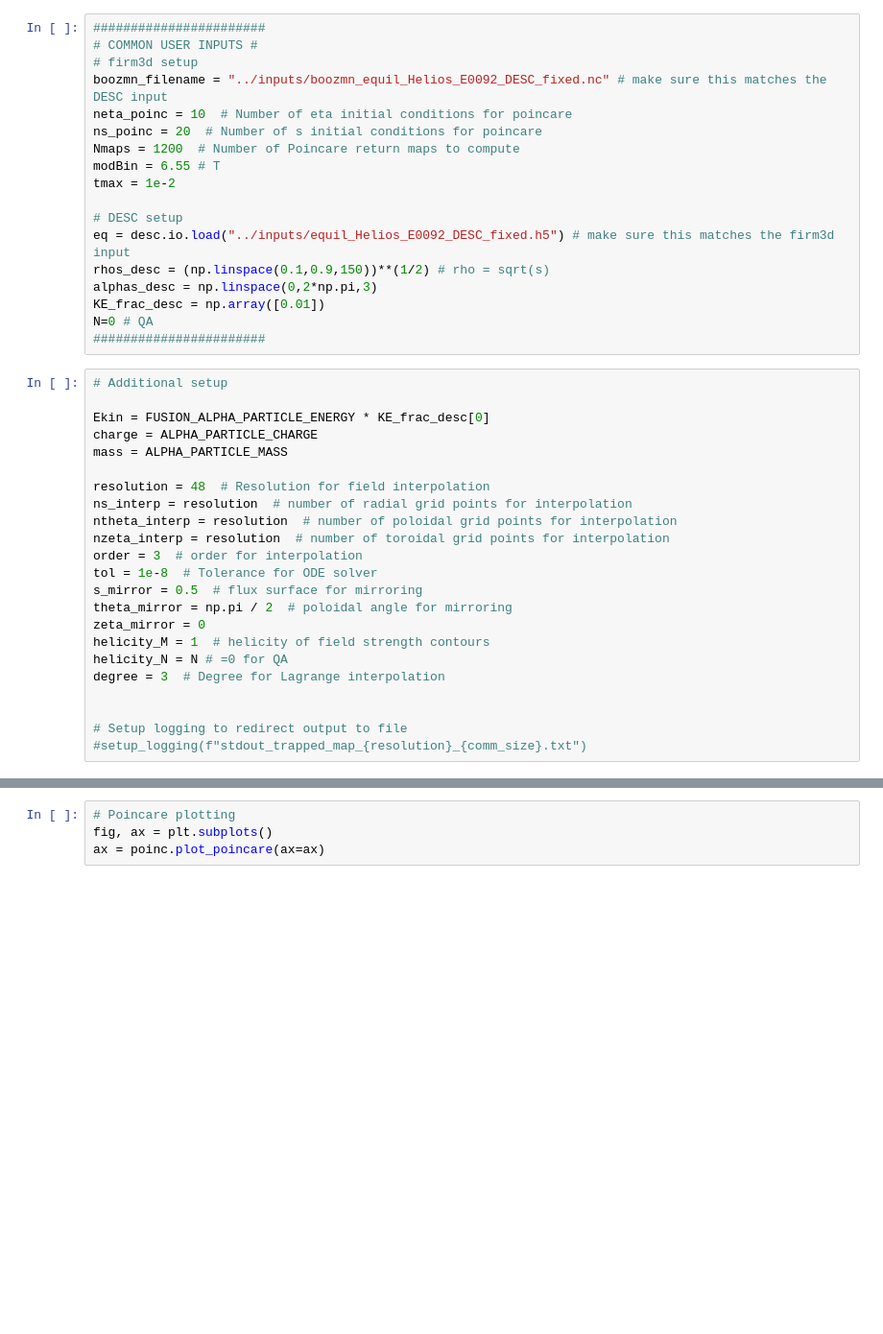
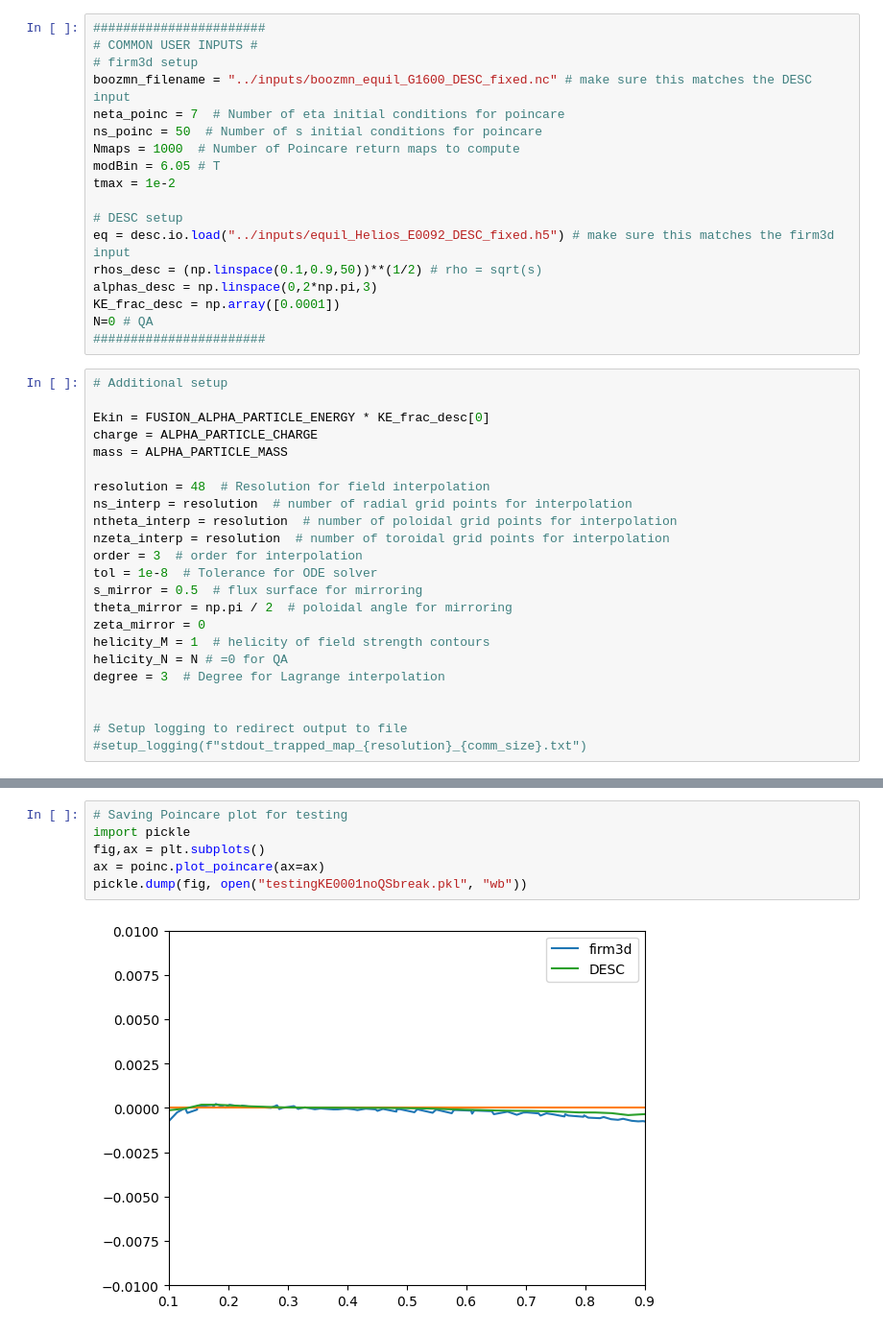
Before and after one commit to jlabbate15/firm3d, a Jupyter notebook: examples/trapped_map/trapped_map.ipynb, the cells around one changed output, grey strips where cells are left out. Shown at 96% size. Cells and saved outputs as stored; diff of their text form; blank space fills up the shorter version.

```diff
--- a/examples/trapped_map/trapped_map.ipynb
+++ b/examples/trapped_map/trapped_map.ipynb
@@ -40,18 +28,18 @@ RuntimeError: jaxlib/cuda/versions_helpers.cc:113: operation cuInit(0) failed: C
 #######################
 # COMMON USER INPUTS #
 # firm3d setup
-boozmn_filename = "../inputs/boozmn_equil_Helios_E0092_DESC_fixed.nc" # make sure this matches the DESC input
-neta_poinc = 10  # Number of eta initial conditions for poincare
-ns_poinc = 20  # Number of s initial conditions for poincare
-Nmaps = 1200  # Number of Poincare return maps to compute
-modBin = 6.55 # T
+boozmn_filename = "../inputs/boozmn_equil_G1600_DESC_fixed.nc" # make sure this matches the DESC input
+neta_poinc = 7  # Number of eta initial conditions for poincare
+ns_poinc = 50  # Number of s initial conditions for poincare
+Nmaps = 1000  # Number of Poincare return maps to compute
+modBin = 6.05 # T
 tmax = 1e-2
 
 # DESC setup
 eq = desc.io.load("../inputs/equil_Helios_E0092_DESC_fixed.h5") # make sure this matches the firm3d input
-rhos_desc = (np.linspace(0.1,0.9,150))**(1/2) # rho = sqrt(s)
+rhos_desc = (np.linspace(0.1,0.9,50))**(1/2) # rho = sqrt(s)
 alphas_desc = np.linspace(0,2*np.pi,3)
-KE_frac_desc = np.array([0.01])
+KE_frac_desc = np.array([0.0001])
 N=0 # QA
 #######################
 # %%
@@ -121,4 +115,8 @@ proc0_print("poincare time: ", time2 - time1)
-# %%
-# Poincare plotting
-fig, ax = plt.subplots()
-ax = poinc.plot_poincare(ax=ax)
+# %%
+# Saving Poincare plot for testing
+import pickle
+fig,ax = plt.subplots()
+ax = poinc.plot_poincare(ax=ax)
+pickle.dump(fig, open("testingKE0001noQSbreak.pkl", "wb"))
+# %% [output]
+[figure, added]
```
Also changed, not shown: parts of 14 cells of this notebook, 28 other files.
